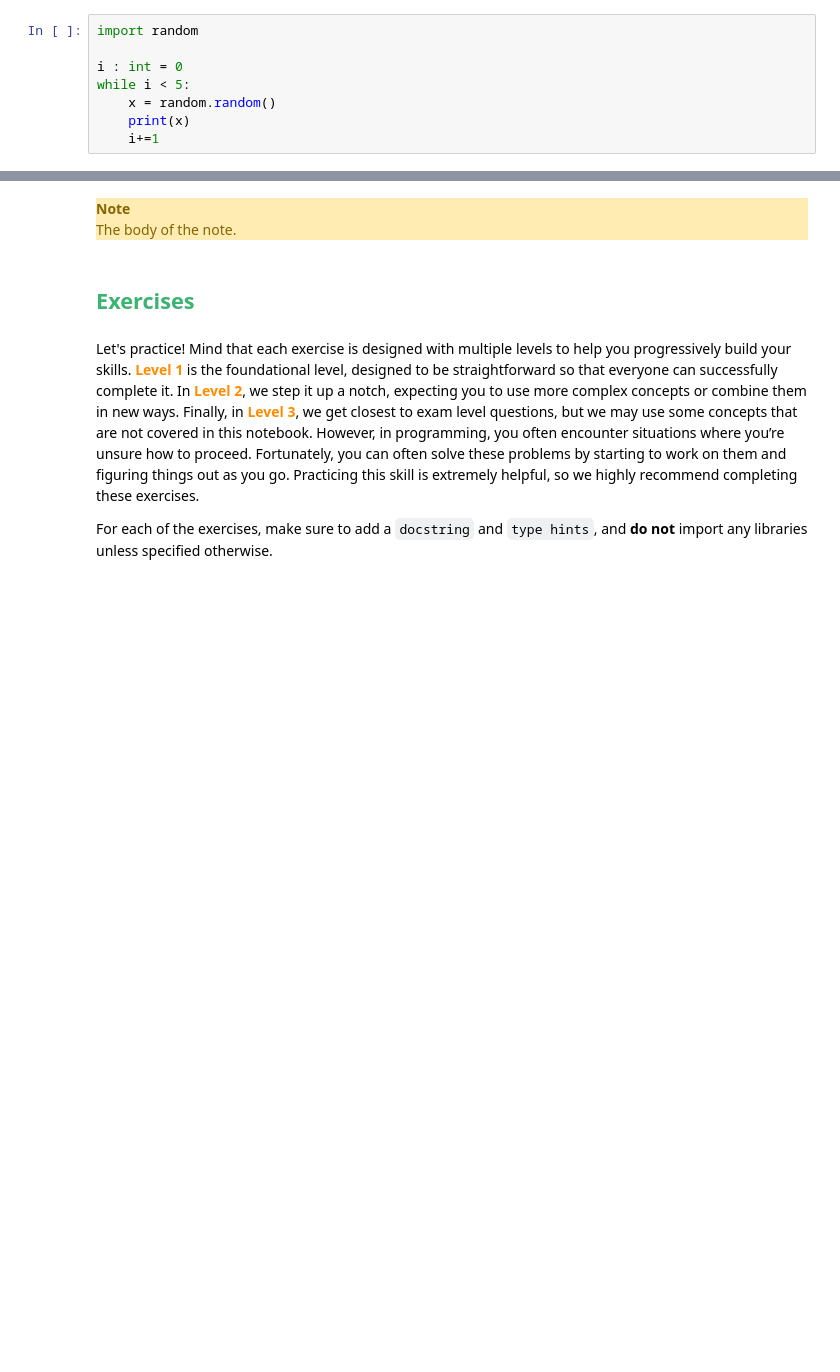
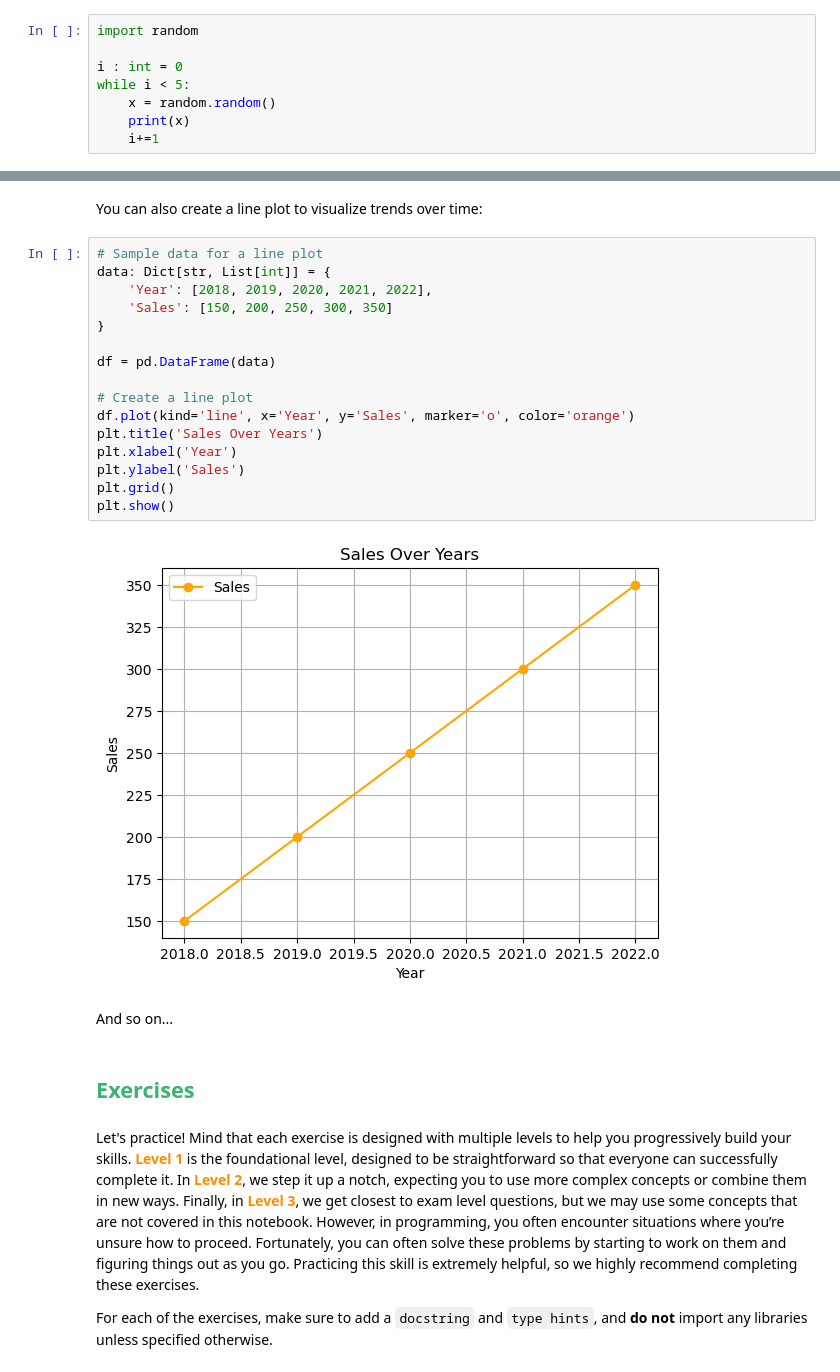
Before and after one commit to VU-IntroPython/TAs-Material, a Jupyter notebook: notebooks/09-libraries/libraries.ipynb, the cells around one changed output, grey strips where cells are left out. Cells and saved outputs as stored; diff of their text form; blank space fills up the shorter version.

```diff
--- a/notebooks/09-libraries/libraries.ipynb
+++ b/notebooks/09-libraries/libraries.ipynb
@@ -92,7 +343,25 @@ class Person:
+# %% [markdown]
+You can also create a line plot to visualize trends over time:
+# %%
+# Sample data for a line plot
+data: Dict[str, List[int]] = {
+    'Year': [2018, 2019, 2020, 2021, 2022],
+    'Sales': [150, 200, 250, 300, 350]
+}
+
+df = pd.DataFrame(data)
+
+# Create a line plot
+df.plot(kind='line', x='Year', y='Sales', marker='o', color='orange')
+plt.title('Sales Over Years')
+plt.xlabel('Year')
+plt.ylabel('Sales')
+plt.grid()
+plt.show()
+# %% [output]
+[figure, added]
 # %% [markdown]
-<div class="alert" style="background-color: #ffecb3; color: #856404;">
-    <b>Note</b> <br>
-The body of the note.
+And so on...
 # %% [markdown]
 <h2 style="color:#3CB371">Exercises</h2>
 # %% [markdown]
```
Also changed, not shown: parts of 59 cells of this notebook.
